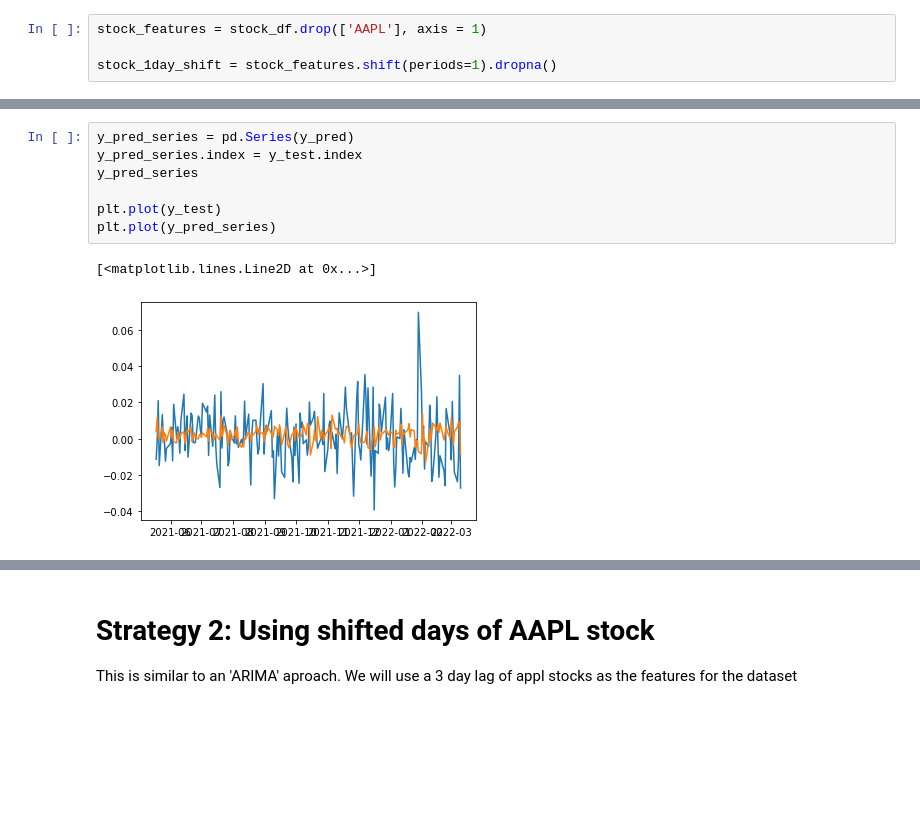
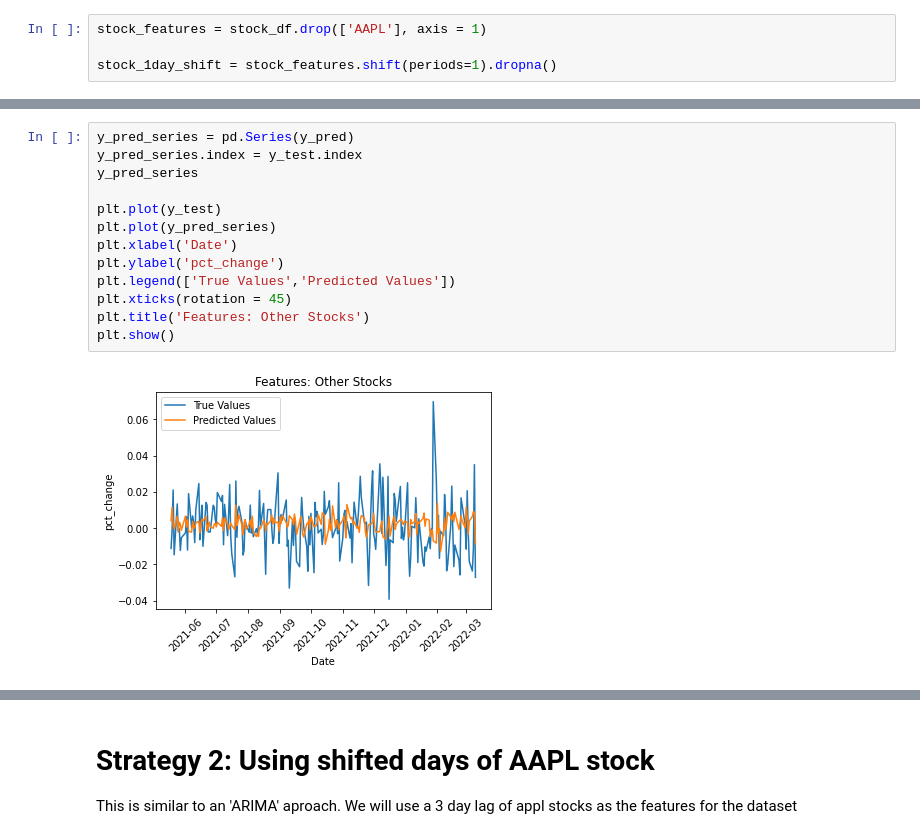
Before and after one commit to kylearbide/Stock-Market-Analysis-EMSE6575, a Jupyter notebook: notebooks/regression/regression_model_stock_price.ipynb, the cells around one changed output, grey strips where cells are left out. Saved outputs shown, nothing was run; the diff lists cells and outputs as text; blank space fills up the shorter version.

```diff
--- a/notebooks/regression/regression_model_stock_price.ipynb
+++ b/notebooks/regression/regression_model_stock_price.ipynb
@@ -100,13 +100,18 @@ print(mean_squared_error(y_test,y_pred))
 # %%
 y_pred_series = pd.Series(y_pred)
 y_pred_series.index = y_test.index
 y_pred_series
 
 plt.plot(y_test)
 plt.plot(y_pred_series)
+plt.xlabel('Date')
+plt.ylabel('pct_change')
+plt.legend(['True Values','Predicted Values'])
+plt.xticks(rotation = 45)
+plt.title('Features: Other Stocks')
+plt.show()
 # %% [output]
-[<matplotlib.lines.Line2D at 0x...>]
-[figure, old version]
+[figure, new version]
 # %%
 X_norm = StandardScaler().fit_transform(stock_1day_shift)
 
```
Also changed, not shown: parts of 7 cells of this notebook, 2 other files.
